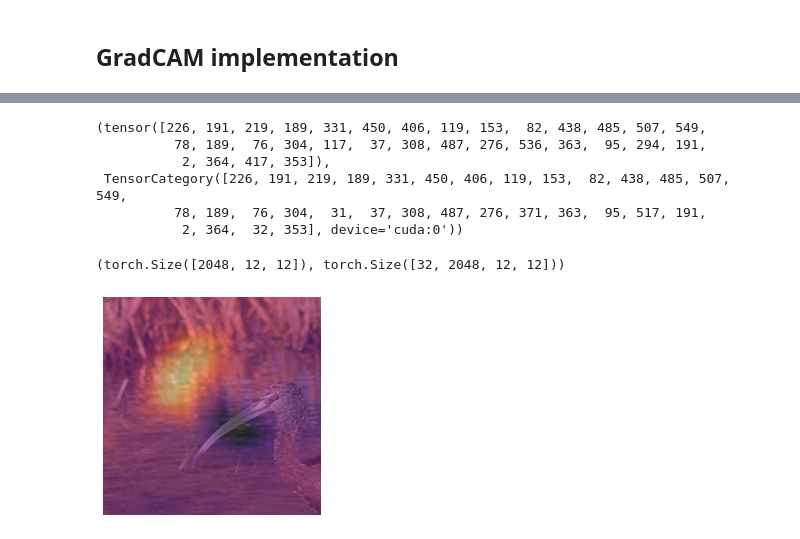
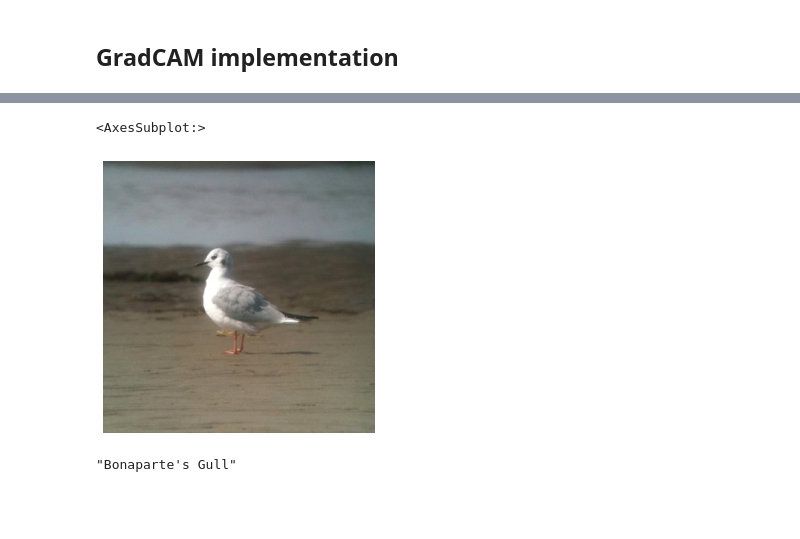
Before and after one commit to ACWalker/CARE-2021, a Jupyter notebook: saliency_maps.ipynb, the cells around one changed output, grey strips where cells are left out. Cells and saved outputs as stored; diff of their text form; code cells hidden in the pictures; blank space fills up the shorter version.

```diff
--- a/saliency_maps.ipynb
+++ b/saliency_maps.ipynb
@@ -200,9 +167,0 @@ with HookBwd(learnr50.model[0]) as hookg:
-# %%
-torch.argmax(F.softmax(output, dim=-1), dim=1), y
-# %% [output]
-(tensor([226, 191, 219, 189, 331, 450, 406, 119, 153,  82, 438, 485, 507, 549,
-          78, 189,  76, 304, 117,  37, 308, 487, 276, 536, 363,  95, 294, 191,
-           2, 364, 417, 353]),
- TensorCategory([226, 191, 219, 189, 331, 450, 406, 119, 153,  82, 438, 485, 507, 549,
-          78, 189,  76, 304,  31,  37, 308, 487, 276, 371, 363,  95, 517, 191,
-           2, 364,  32, 353], device='cuda:0'))
@@ -212,15 +168,12 @@ cam_map = (w * act[0]).sum(0)
-# %%
-grad[0].shape, grad.shape
-# %% [output]
-(torch.Size([2048, 12, 12]), torch.Size([32, 2048, 12, 12]))
-# %%
-x_dec = TensorImage(dls.train.decode((x,))[0][0])
-_,ax = plt.subplots()
-x_dec.show(ctx=ax)
-ax.imshow(cam_map.detach().cpu(), alpha=0.6, extent=(0,224,224,0),
-              interpolation='bilinear', cmap='magma');
-# %% [output]
-[figure, removed]
+# %%
+dls.valid.decode((x,))[0][0].show()
+# %% [output]
+<AxesSubplot:>
+[figure, added]
+# %%
+dls.vocab[92]
+# %% [output]
+"Bonaparte's Gull"
 # %%
 def show_cam(learn, x, y):
     cls = 1
```
Also changed, not shown: parts of 42 cells of this notebook, 1 other file.
